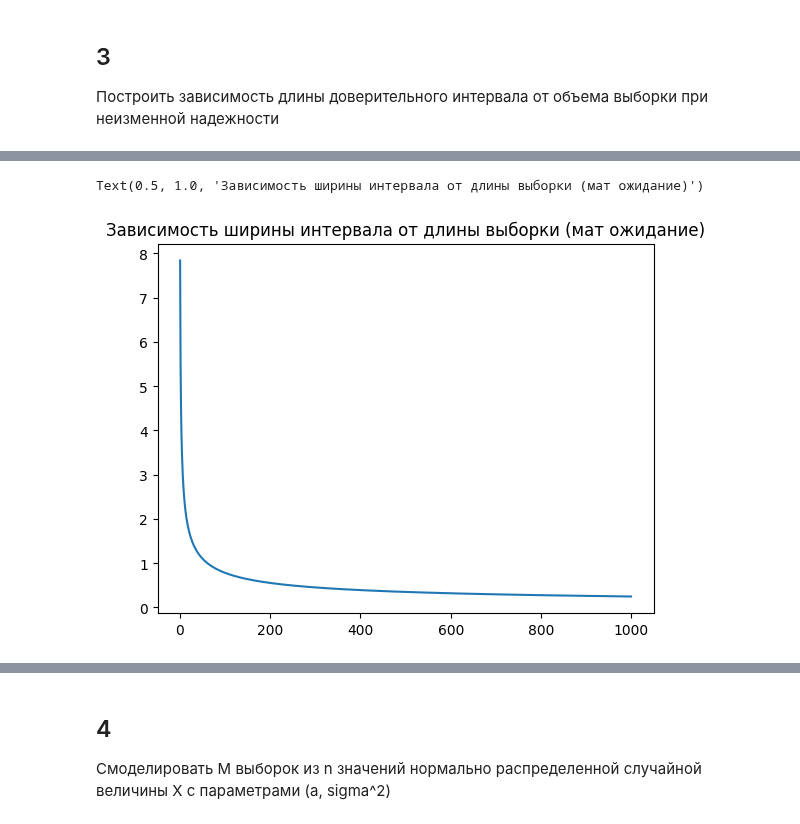
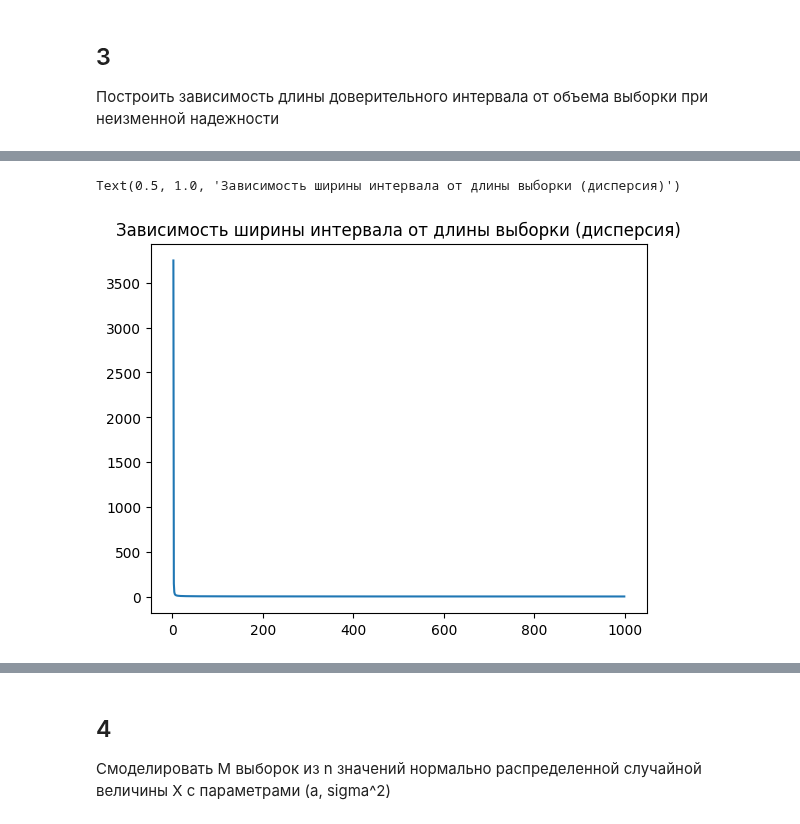
Before and after one commit to c0de1sl1fe/Probability, a Jupyter notebook: lab_2/lab_2.ipynb, the cells around one changed output, grey strips where cells are left out. Drawn from its saved outputs; the diff is of its cells as text; code cells hidden in the pictures.

```diff
--- a/lab_2/lab_2.ipynb
+++ b/lab_2/lab_2.ipynb
@@ -111,13 +133,15 @@ h = (gamma_1 - gamma_0)/L
 bounds = []
 arr_gamma = []
 for i in range(L):
-    gamma = gamma_0+i*h
-    tmp = estimation_of_variance(sample, n, gamma)
+    gamma_tmp = gamma_0+i*h
+    tmp = estimation_of_variance(sample, n, gamma_tmp)
     bounds.append(tmp[1]-tmp[0])
-    arr_gamma.append(gamma)
+    arr_gamma.append(gamma_tmp)
 
 plt.plot(arr_gamma, bounds)
-plt.title("Зависимость ширины интервала от точности (дисперсия)")
+plt.title(f'Рис. 2.2 Длина интервала дисперсии от gamma')
+plt.xlabel('Гамма')
+plt.ylabel('Длина интервала')
 plt.axvline(x=1, color='red', label='axvline - full height', linestyle='--')
 # %% [output]
 <matplotlib.lines.Line2D at 0x...>
@@ -127,0 +173,19 @@ plt.axvline(x=1, color='red', label='axvline - full height', linestyle='--')
+# %%
+gamma_2 = 0.95
+L = 1000
+arr_gamma = []
+bounds.clear()
+arr_len = []
+for i in range(2, 1000):
+    sample_tmp = np.random.normal(loc=a, scale=sigma, size=i)
+
+    tmp = stats.t.interval(gamma_2, df=i-1, loc=np.mean(sample_tmp),
+                           scale=np.sqrt(statistics.variance(sample_tmp))/np.sqrt(i))
+    bounds.append(tmp[1]-tmp[0])
+    arr_len.append(i)
+
+
+plt.plot(arr_len, bounds)
+plt.xlabel('Количество выборки')
+plt.ylabel('Длина интервала')
+plt.title(f'Рис. 3.2 Длина интервала мат. ожидания c неизвестной дисперсией')
@@ -128,19 +195,18 @@ plt.axvline(x=1, color='red', label='axvline - full height', linestyle='--')
 # %%
-gamma = 0.95
+gamma_2 = 0.95
 L = 1000
 arr_gamma = []
 bounds.clear()
 arr_len = []
 for i in range(1, 1000):
-    # sample = np.random.normal(loc=a, scale=sigma, size=i)
-    tmp = stats.norm.interval(
-        confidence=gamma, loc=sample.mean(), scale=sigma/math.sqrt(i))
+    sample_tmp = np.random.normal(loc=a, scale=sigma, size=i)
+    tmp = estimation_of_variance(sample_tmp, i, gamma_2)
     bounds.append(tmp[1]-tmp[0])
     arr_len.append(i)
 
 
 plt.plot(arr_len, bounds)
-plt.title("Зависимость ширины интервала от длины выборки (мат ожидание)")
+plt.title("Зависимость ширины интервала от длины выборки (дисперсия)")
 # %% [output]
-Text(0.5, 1.0, 'Зависимость ширины интервала от длины выборки (мат ожидание)')
+Text(0.5, 1.0, 'Зависимость ширины интервала от длины выборки (дисперсия)')
-[figure, old version]
+[figure, new version]
```
Also changed, not shown: parts of 16 cells of this notebook.
